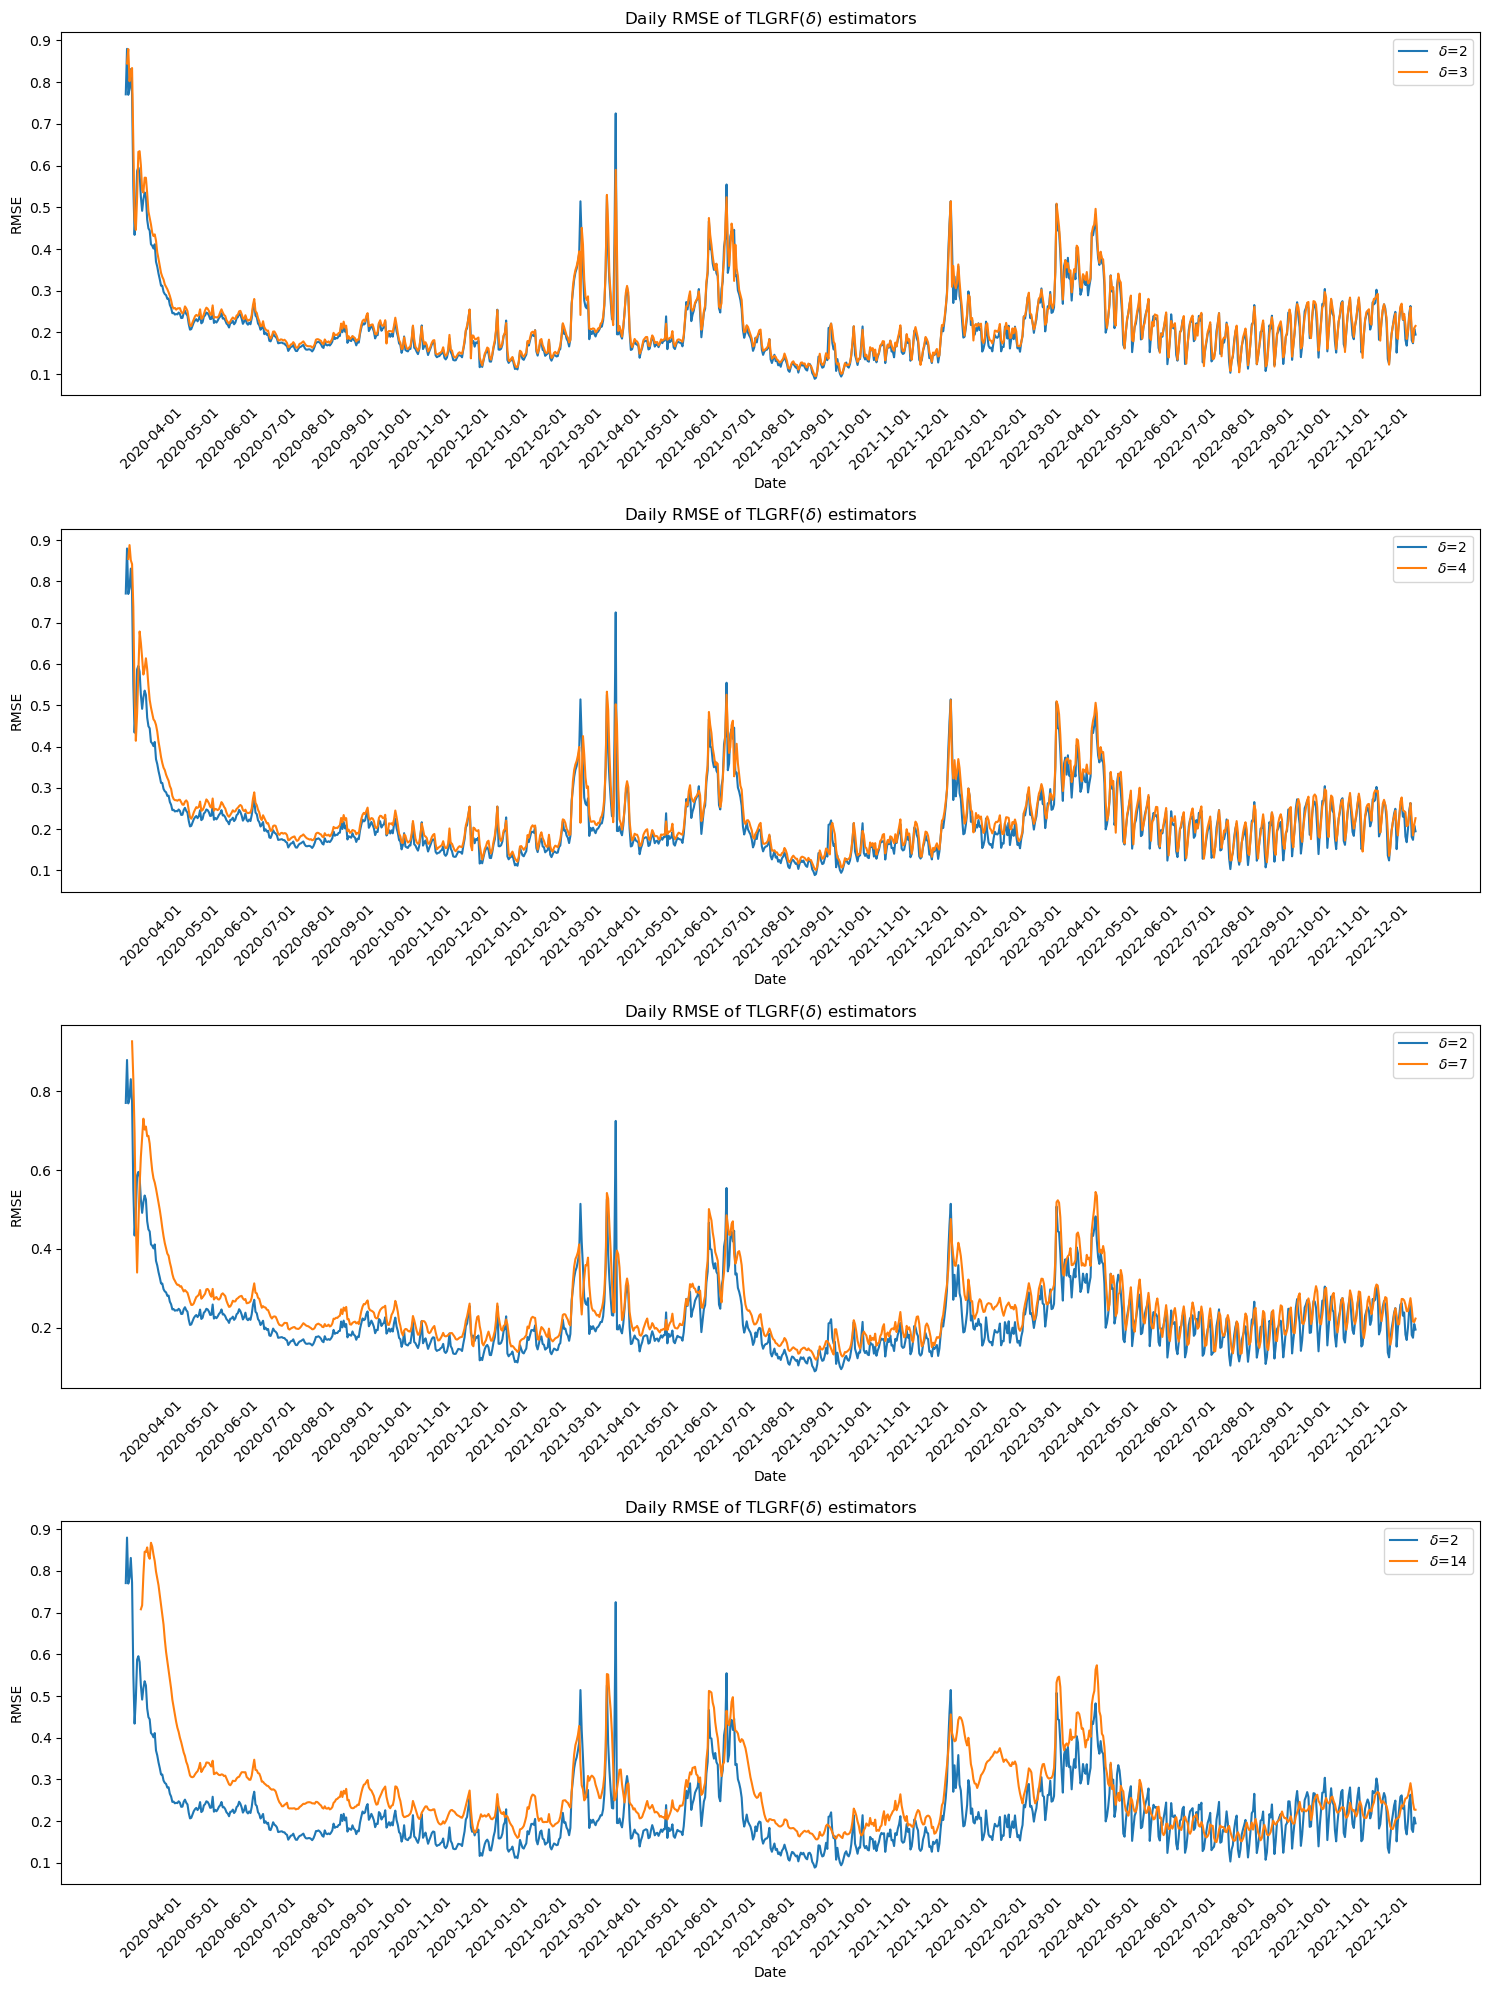
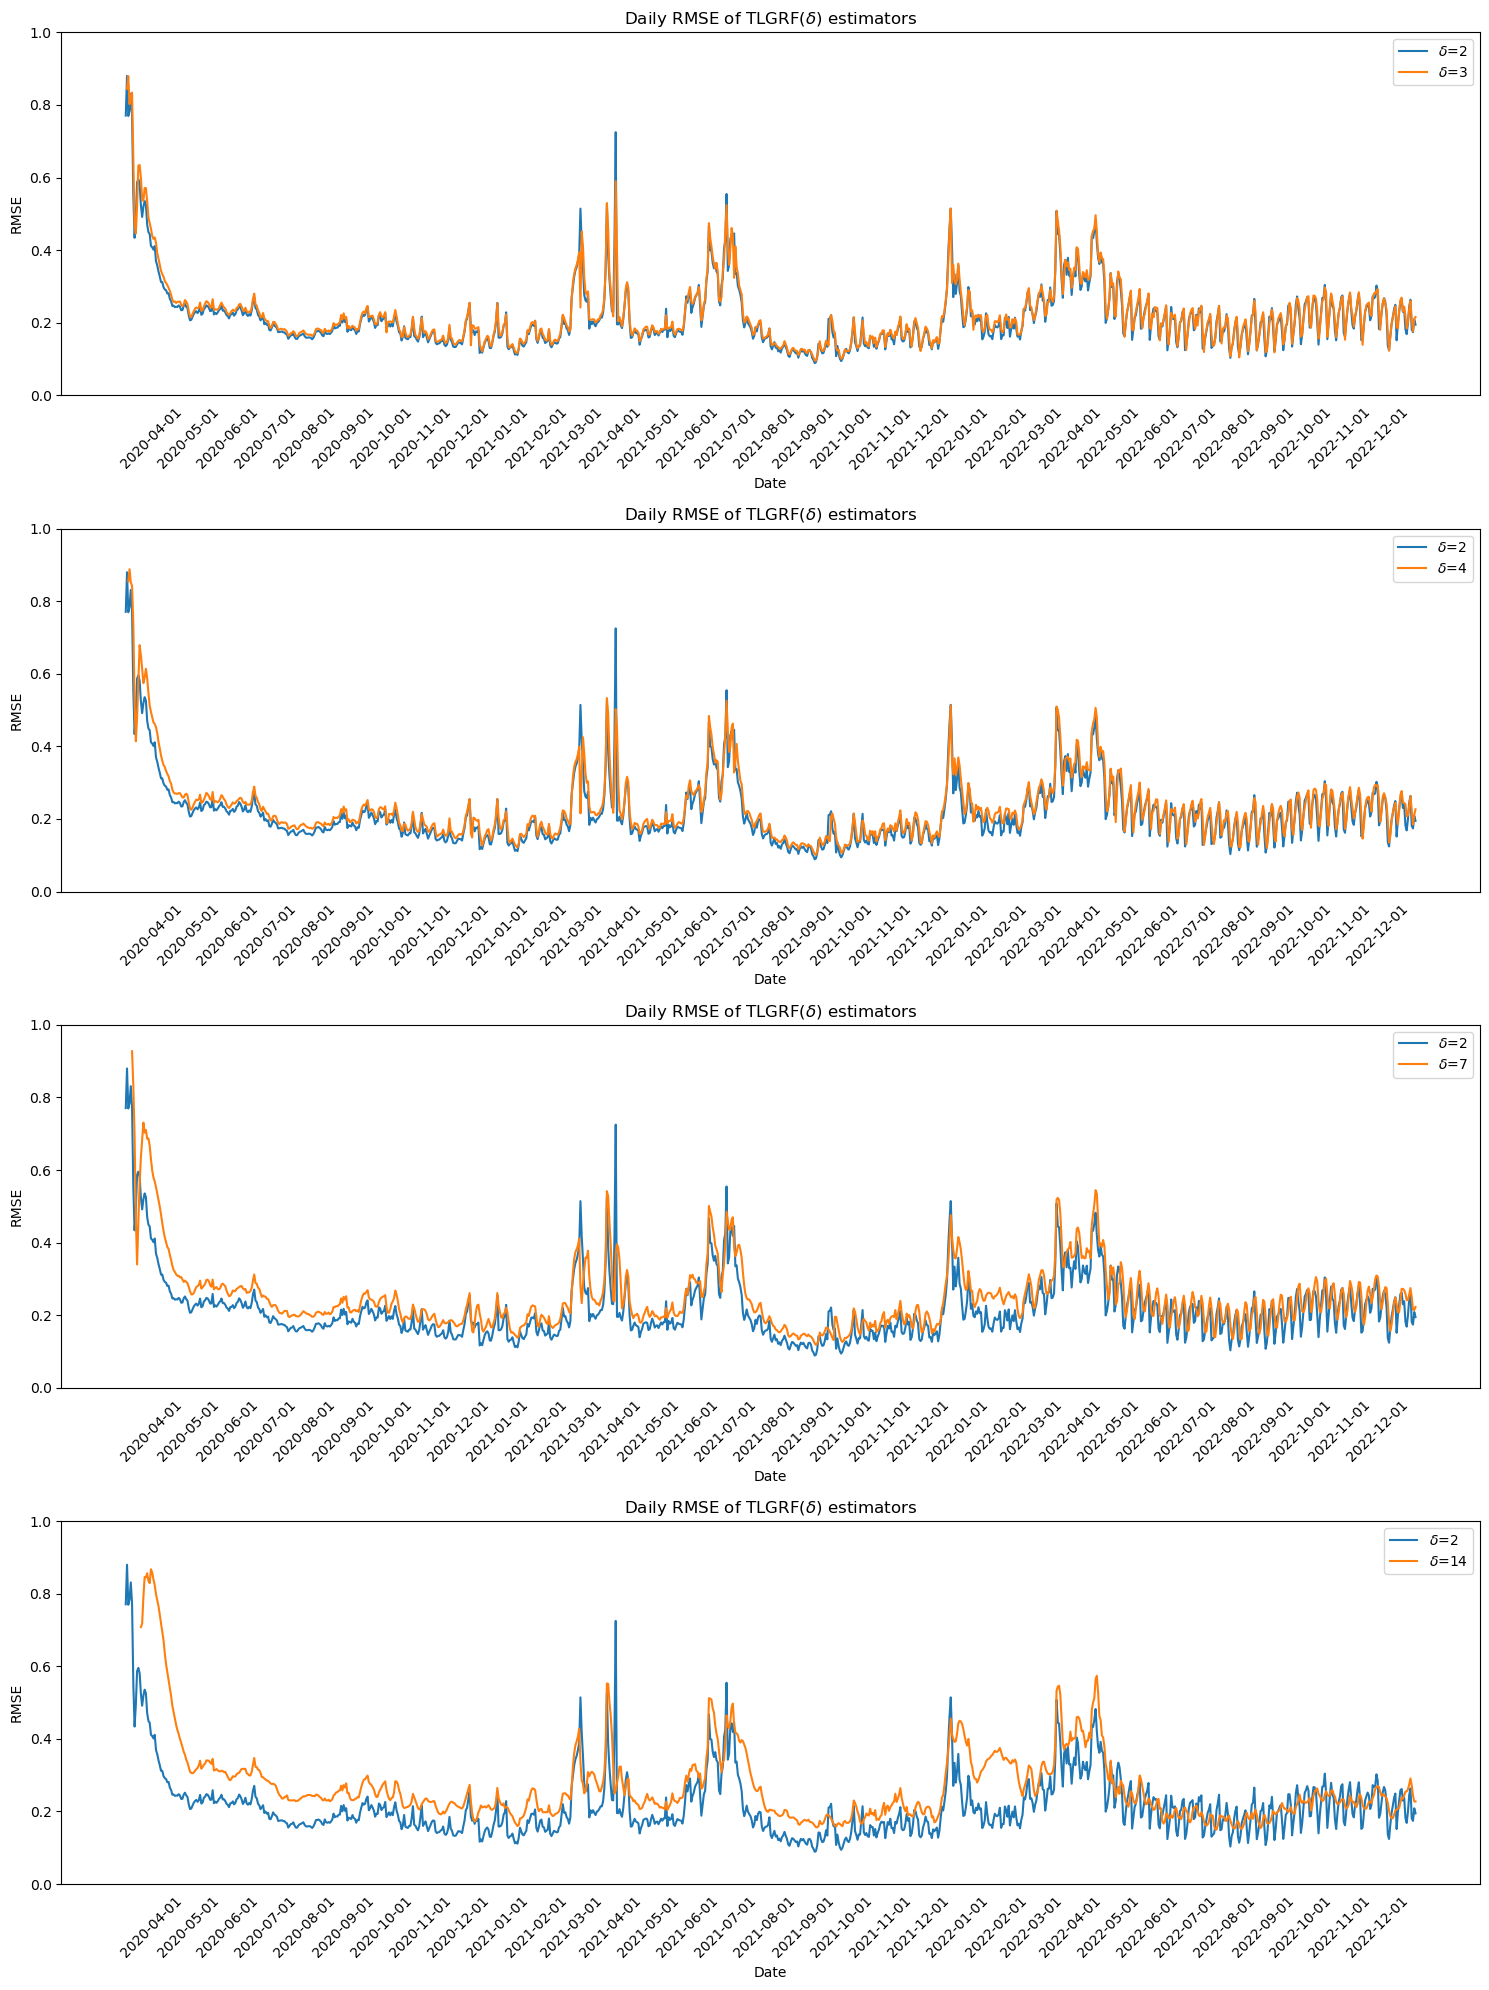
The change to this notebook cell's code, shown as a diff; its figure went from the first image to the second:
--- before
+++ after
@@ -7,4 +7,5 @@
     axes[i].set_xticklabels(TLGRF_delta_performance.index[TLGRF_delta_performance.index.is_month_start].strftime('%Y-%m-%d'), rotation=45)
     axes[i].tick_params(axis='x', which='both', bottom=False, top=False)
+    axes[i].set_ylim(0, 1.0)
     axes[i].legend()
     #axes[i].figure.savefig("TLGRF_Delta_RMSE_{{{}x{}}}.png".format(2,delta))

Commit: Update TLGRF_delta images